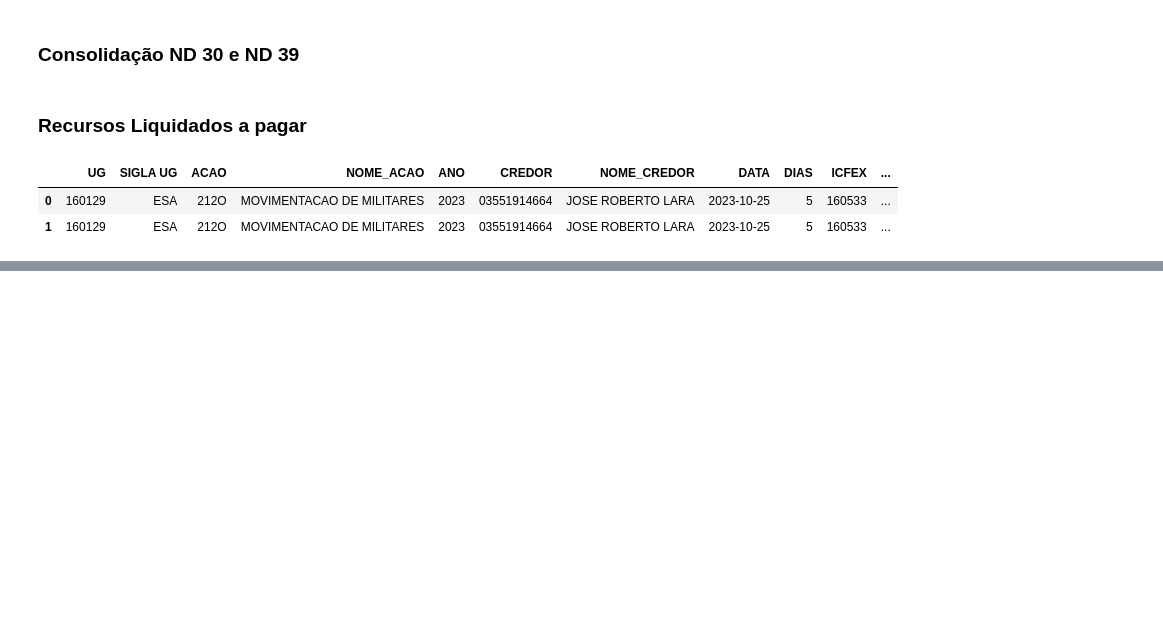
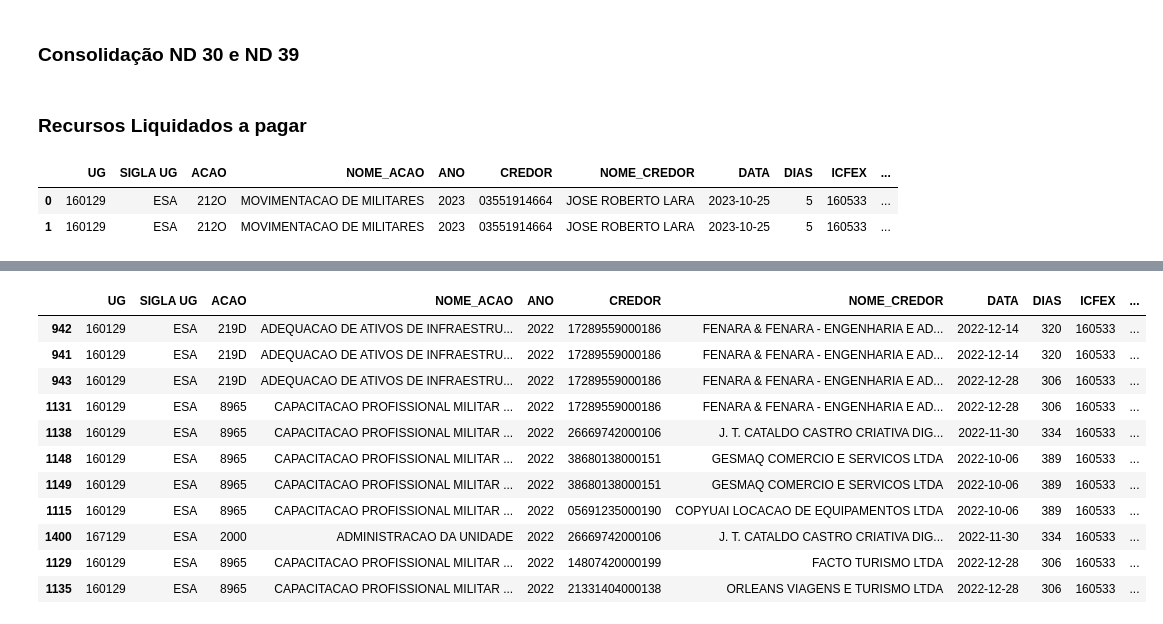
Before and after one commit to DiogoPqdt/Dashboard_ESA, a Jupyter notebook: notebook/sag.ipynb, the cells around one changed output, grey strips where cells are left out. Cells and saved outputs as stored; diff of their text form; code cells hidden in the pictures; blank space fills up the shorter version.

```diff
--- a/notebook/sag.ipynb
+++ b/notebook/sag.ipynb
@@ -591,0 +501,17 @@ df_teste
+# %%
+df_restos = df_teste[(df_teste['ANO'] == '2022') & (df_teste['A_LIQUIDAR'] !=  0)].sort_values(by='A_LIQUIDAR', ascending=False)
+
+df_restos
+# %% [output]
+|  | UG | SIGLA UG | ACAO | NOME_ACAO | ANO | CREDOR | NOME_CREDOR | DATA | DIAS | ICFEX | ... |
+| 942 | 160129 | ESA | 219D | ADEQUACAO DE ATIVOS DE INFRAESTRU... | 2022 | 17289559000186 | FENARA & FENARA - ENGENHARIA E AD... | 2022-12-14 | 320 | 160533 | ... |
+| 941 | 160129 | ESA | 219D | ADEQUACAO DE ATIVOS DE INFRAESTRU... | 2022 | 17289559000186 | FENARA & FENARA - ENGENHARIA E AD... | 2022-12-14 | 320 | 160533 | ... |
+| 943 | 160129 | ESA | 219D | ADEQUACAO DE ATIVOS DE INFRAESTRU... | 2022 | 17289559000186 | FENARA & FENARA - ENGENHARIA E AD... | 2022-12-28 | 306 | 160533 | ... |
+| 1131 | 160129 | ESA | 8965 | CAPACITACAO PROFISSIONAL MILITAR ... | 2022 | 17289559000186 | FENARA & FENARA - ENGENHARIA E AD... | 2022-12-28 | 306 | 160533 | ... |
+| 1138 | 160129 | ESA | 8965 | CAPACITACAO PROFISSIONAL MILITAR ... | 2022 | 26669742000106 | J. T. CATALDO CASTRO CRIATIVA DIG... | 2022-11-30 | 334 | 160533 | ... |
+| 1148 | 160129 | ESA | 8965 | CAPACITACAO PROFISSIONAL MILITAR ... | 2022 | 38680138000151 | GESMAQ COMERCIO E SERVICOS LTDA | 2022-10-06 | 389 | 160533 | ... |
+| 1149 | 160129 | ESA | 8965 | CAPACITACAO PROFISSIONAL MILITAR ... | 2022 | 38680138000151 | GESMAQ COMERCIO E SERVICOS LTDA | 2022-10-06 | 389 | 160533 | ... |
+| 1115 | 160129 | ESA | 8965 | CAPACITACAO PROFISSIONAL MILITAR ... | 2022 | 05691235000190 | COPYUAI LOCACAO DE EQUIPAMENTOS LTDA | 2022-10-06 | 389 | 160533 | ... |
+| 1400 | 167129 | ESA | 2000 | ADMINISTRACAO DA UNIDADE | 2022 | 26669742000106 | J. T. CATALDO CASTRO CRIATIVA DIG... | 2022-11-30 | 334 | 160533 | ... |
+| 1129 | 160129 | ESA | 8965 | CAPACITACAO PROFISSIONAL MILITAR ... | 2022 | 14807420000199 | FACTO TURISMO LTDA | 2022-12-28 | 306 | 160533 | ... |
+| 1135 | 160129 | ESA | 8965 | CAPACITACAO PROFISSIONAL MILITAR ... | 2022 | 21331404000138 | ORLEANS VIAGENS E TURISMO LTDA | 2022-12-28 | 306 | 160533 | ... |
```
Also changed, not shown: parts of 18 cells of this notebook, 3 other files.
